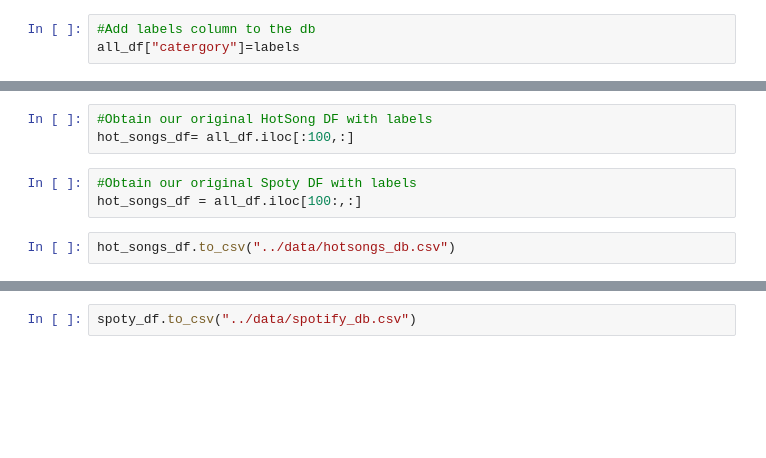
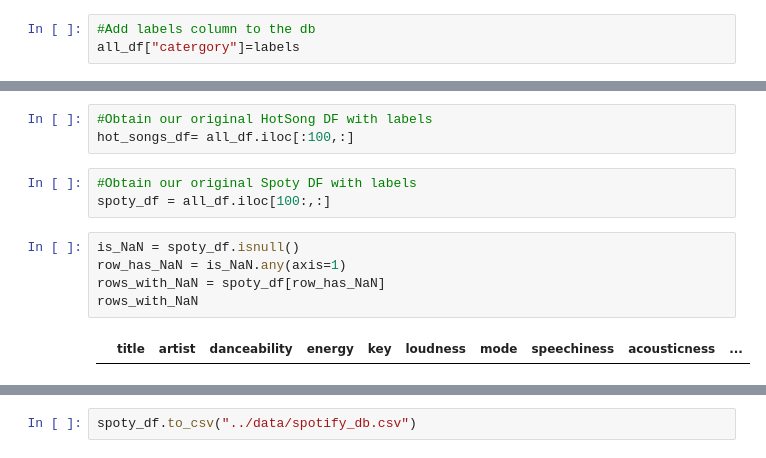
Before and after one commit to lauratll/Project_week3, a Jupyter notebook: project/CREATE 100 HOTSONGS AND SPOTY DB.ipynb, the cells around one changed output, grey strips where cells are left out. Drawn from its saved outputs; the diff is of its cells as text; blank space fills up the shorter version.

```diff
--- a/project/CREATE 100 HOTSONGS AND SPOTY DB.ipynb
+++ b/project/CREATE 100 HOTSONGS AND SPOTY DB.ipynb
@@ -878,11 +882,16 @@ all_df.head(50) #its seems ok the 100 first, that were the HoT100
 | 47 | Back In Blood | Pooh Shiesty Featuring Lil Durk | 0.759 | 0.538 | 8 | -8.256 | 0 | 0.3840 | 0.151000 | ... |
 | 48 | Time Today | Moneybagg Yo | 0.912 | 0.608 | 1 | -7.686 | 1 | 0.3970 | 0.045800 | ... |
 | 49 | Lil Bit | Nelly & Florida Georgia Line | 0.707 | 0.689 | 4 | -7.097 | 0 | 0.0387 | 0.025500 | ... |
-# %%
-#Obtain our original HotSong DF with labels
-hot_songs_df= all_df.iloc[:100,:]
-# %%
-#Obtain our original Spoty DF with labels
-hot_songs_df = all_df.iloc[100:,:]
-# %%
-hot_songs_df.to_csv("../data/hotsongs_db.csv")
+# %%
+#Obtain our original HotSong DF with labels
+hot_songs_df= all_df.iloc[:100,:]
+# %%
+#Obtain our original Spoty DF with labels
+spoty_df = all_df.iloc[100:,:]
+# %%
+is_NaN = spoty_df.isnull()
+row_has_NaN = is_NaN.any(axis=1)
+rows_with_NaN = spoty_df[row_has_NaN]
+rows_with_NaN
+# %% [output]
+|  | title | artist | danceability | energy | key | loudness | mode | speechiness | acousticness | ... |
```
Also changed, not shown: parts of 19 cells of this notebook, 3 other files.
